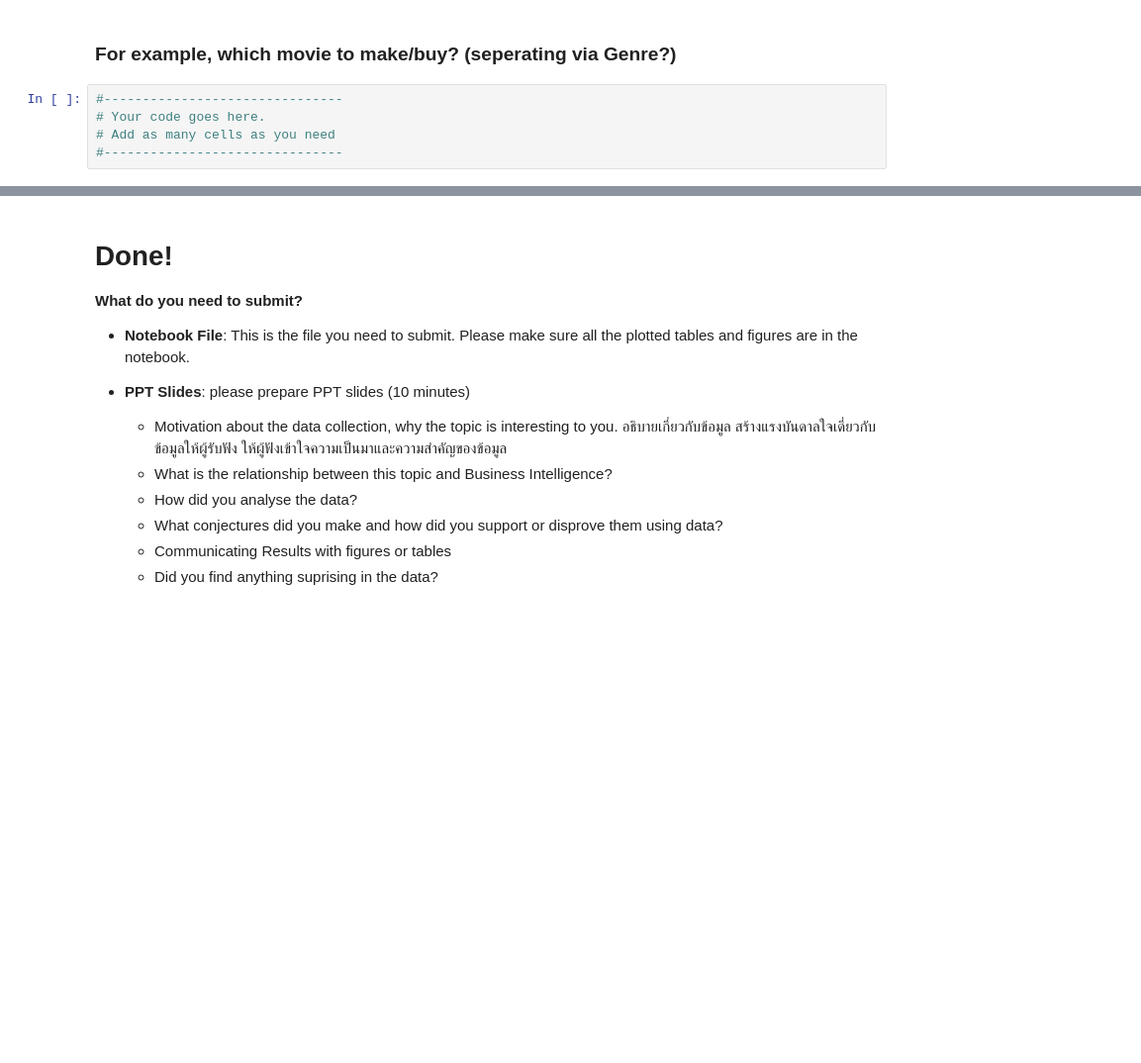
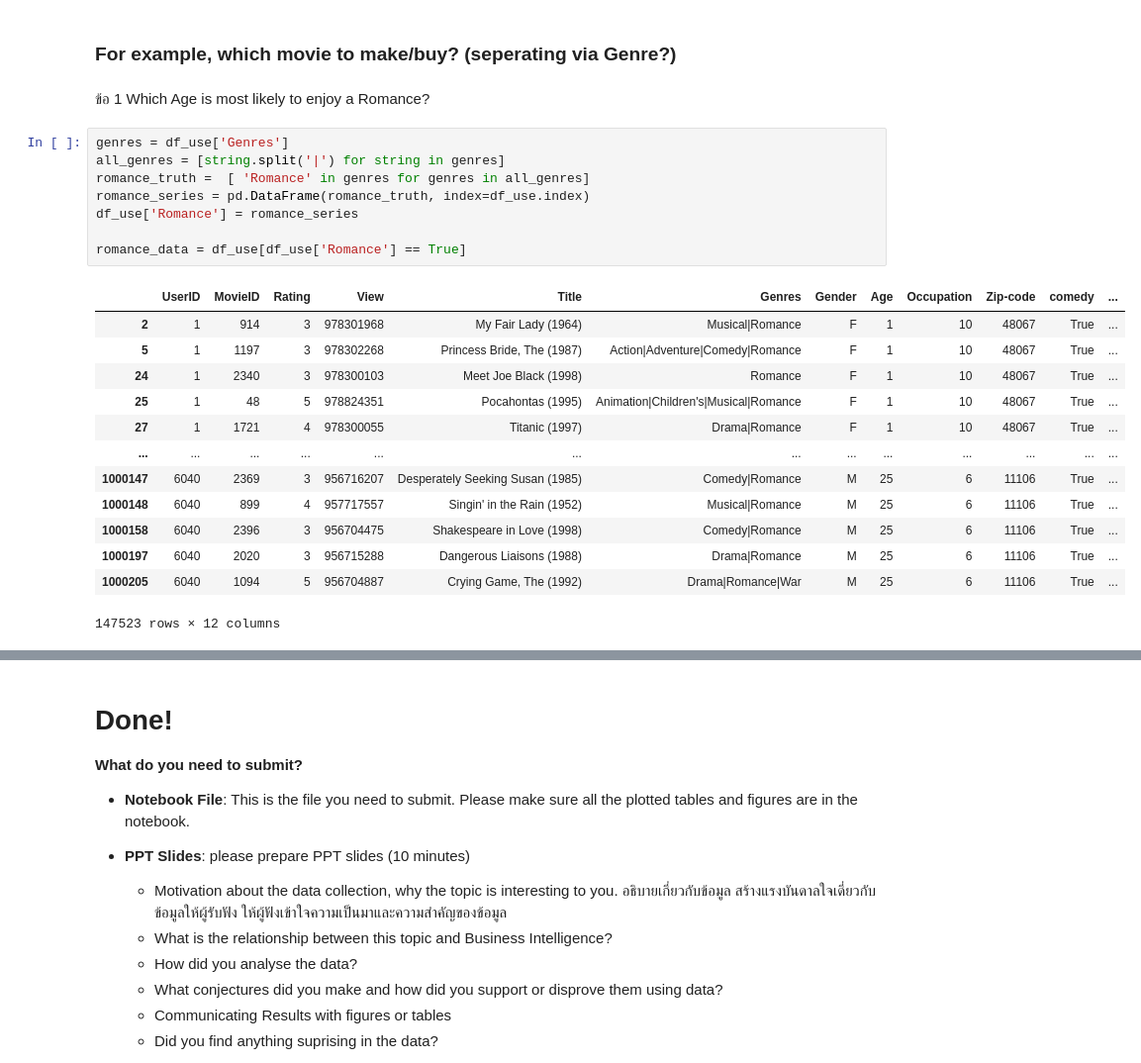
Before and after one commit to Tonry12/data_science_bootcamp_8_tonnaw, a Jupyter notebook: Project2_66.ipynb, the cells around one changed output, grey strips where cells are left out. Shown at 99% size. Cells and saved outputs as stored; diff of their text form; blank space fills up the shorter version.

```diff
--- a/Project2_66.ipynb
+++ b/Project2_66.ipynb
@@ -477,8 +477,27 @@ plt.show()
 * Suppose you are a Data Sciencetist at a movie company.  **Convince your boss that your conjecture is correct!**
 # %% [markdown]
 ### For example, which movie to make/buy? (seperating via Genre?)
-# %%
-#-------------------------------
-# Your code goes here.
-# Add as many cells as you need
-#-------------------------------
+# %% [markdown]
+ข้อ 1 Which Age is most likely to enjoy a Romance?
+# %%
+genres = df_use['Genres']
+all_genres = [string.split('|') for string in genres]
+romance_truth =  [ 'Romance' in genres for genres in all_genres]
+romance_series = pd.DataFrame(romance_truth, index=df_use.index)
+df_use['Romance'] = romance_series
+
+romance_data = df_use[df_use['Romance'] == True]
+# %% [output]
+|  | UserID | MovieID | Rating | View | Title | Genres | Gender | Age | Occupation | Zip-code | comedy | ... |
+| 2 | 1 | 914 | 3 | 978301968 | My Fair Lady (1964) | Musical|Romance | F | 1 | 10 | 48067 | True | ... |
+| 5 | 1 | 1197 | 3 | 978302268 | Princess Bride, The (1987) | Action|Adventure|Comedy|Romance | F | 1 | 10 | 48067 | True | ... |
+| 24 | 1 | 2340 | 3 | 978300103 | Meet Joe Black (1998) | Romance | F | 1 | 10 | 48067 | True | ... |
+| 25 | 1 | 48 | 5 | 978824351 | Pocahontas (1995) | Animation|Children's|Musical|Romance | F | 1 | 10 | 48067 | True | ... |
+| 27 | 1 | 1721 | 4 | 978300055 | Titanic (1997) | Drama|Romance | F | 1 | 10 | 48067 | True | ... |
+| ... | ... | ... | ... | ... | ... | ... | ... | ... | ... | ... | ... | ... |
+| 1000147 | 6040 | 2369 | 3 | 956716207 | Desperately Seeking Susan (1985) | Comedy|Romance | M | 25 | 6 | 11106 | True | ... |
+| 1000148 | 6040 | 899 | 4 | 957717557 | Singin' in the Rain (1952) | Musical|Romance | M | 25 | 6 | 11106 | True | ... |
+| 1000158 | 6040 | 2396 | 3 | 956704475 | Shakespeare in Love (1998) | Comedy|Romance | M | 25 | 6 | 11106 | True | ... |
+| 1000197 | 6040 | 2020 | 3 | 956715288 | Dangerous Liaisons (1988) | Drama|Romance | M | 25 | 6 | 11106 | True | ... |
+| 1000205 | 6040 | 1094 | 5 | 956704887 | Crying Game, The (1992) | Drama|Romance|War | M | 25 | 6 | 11106 | True | ... |
+147523 rows × 12 columns
```
Also changed, not shown: parts of 3 cells of this notebook.
